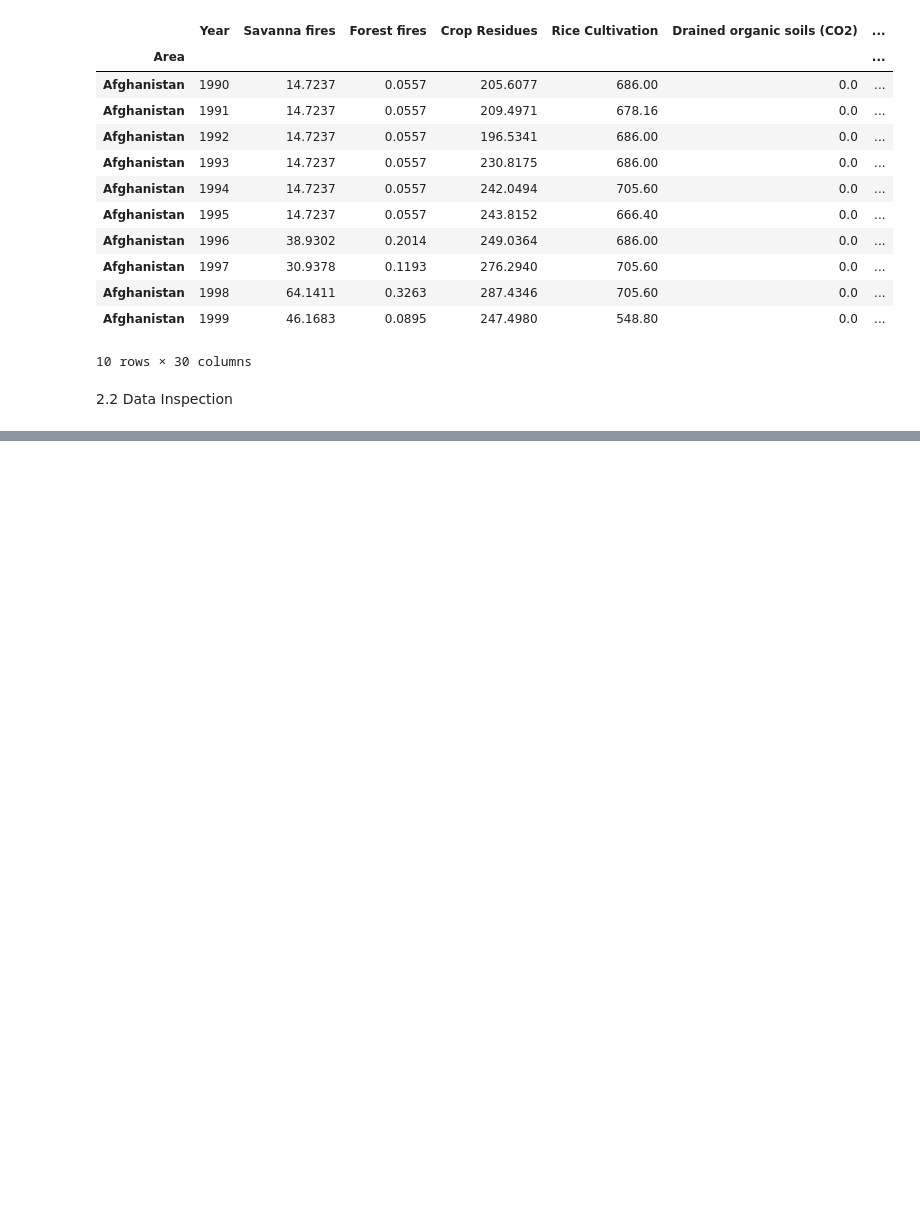
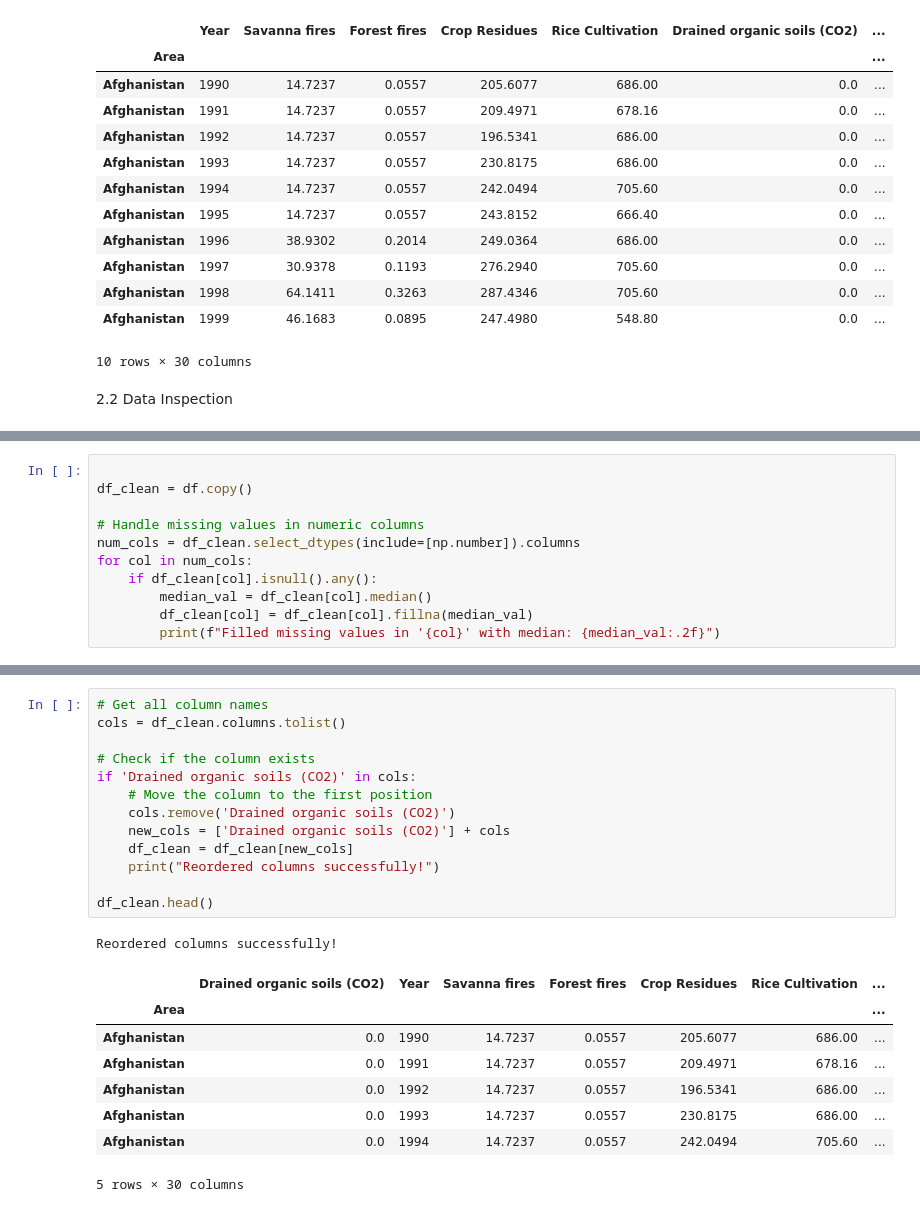
Before and after one commit to mneo823/2501PTDS_Regression_Project, a Jupyter notebook: Regression.ipynb, the cells around one changed output, grey strips where cells are left out. Cells and saved outputs as stored; diff of their text form; blank space fills up the shorter version.

```diff
--- a/Regression.ipynb
+++ b/Regression.ipynb
@@ -117,0 +132,11 @@ memory usage: 1.6+ MB
+# %%
+
+df_clean = df.copy()
+
+# Handle missing values in numeric columns
+num_cols = df_clean.select_dtypes(include=[np.number]).columns
+for col in num_cols:
+    if df_clean[col].isnull().any():
+        median_val = df_clean[col].median()
+        df_clean[col] = df_clean[col].fillna(median_val)
+        print(f"Filled missing values in '{col}' with median: {median_val:.2f}")
@@ -117,0 +155,23 @@ memory usage: 1.6+ MB
+# %%
+# Get all column names
+cols = df_clean.columns.tolist()
+
+# Check if the column exists
+if 'Drained organic soils (CO2)' in cols:
+    # Move the column to the first position
+    cols.remove('Drained organic soils (CO2)')
+    new_cols = ['Drained organic soils (CO2)'] + cols
+    df_clean = df_clean[new_cols]
+    print("Reordered columns successfully!")
+
+df_clean.head()
+# %% [output]
+Reordered columns successfully!
+|  | Drained organic soils (CO2) | Year | Savanna fires | Forest fires | Crop Residues | Rice Cultivation | ... |
+| Area |  |  |  |  |  |  | ... |
+| Afghanistan | 0.0 | 1990 | 14.7237 | 0.0557 | 205.6077 | 686.00 | ... |
+| Afghanistan | 0.0 | 1991 | 14.7237 | 0.0557 | 209.4971 | 678.16 | ... |
+| Afghanistan | 0.0 | 1992 | 14.7237 | 0.0557 | 196.5341 | 686.00 | ... |
+| Afghanistan | 0.0 | 1993 | 14.7237 | 0.0557 | 230.8175 | 686.00 | ... |
+| Afghanistan | 0.0 | 1994 | 14.7237 | 0.0557 | 242.0494 | 705.60 | ... |
+5 rows × 30 columns
```
Also changed, not shown: parts of 6 cells of this notebook, 6 other files.
